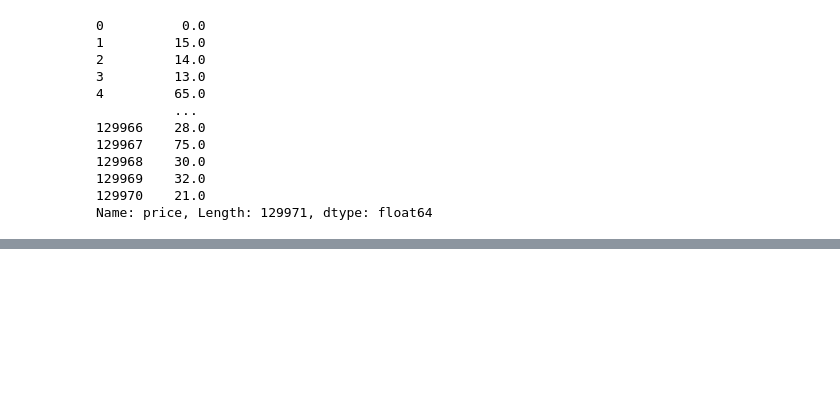
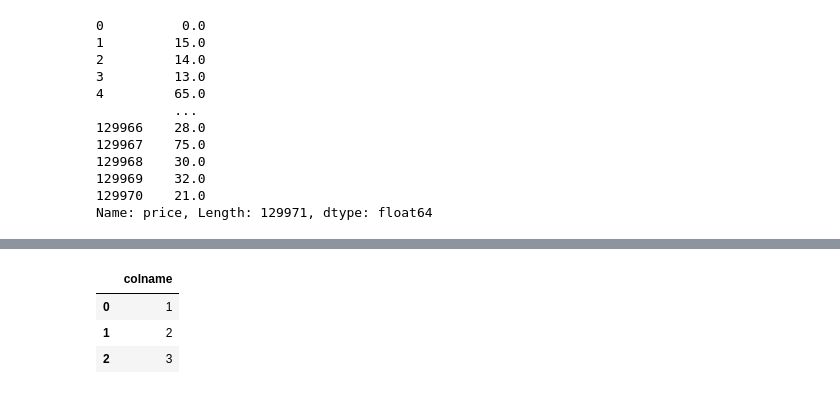
Before and after one commit to smjune/ipynb, a Jupyter notebook: kaggle_panda.ipynb, the cells around one changed output, grey strips where cells are left out. Drawn from its saved outputs; the diff is of its cells as text; code cells hidden in the pictures; blank space fills up the shorter version.

```diff
--- a/kaggle_panda.ipynb
+++ b/kaggle_panda.ipynb
@@ -155,0 +242,12 @@ Name: price, Length: 129971, dtype: float64
+# %%
+
+col_name = ['colname']
+array1 = np.array([1, 2, 3])
+array_df = pd.DataFrame(array1, columns=col_name)
+
+array_df
+# %% [output]
+|  | colname |
+| 0 | 1 |
+| 1 | 2 |
+| 2 | 3 |
```
Also changed, not shown: parts of 7 cells of this notebook, 3 other files.
